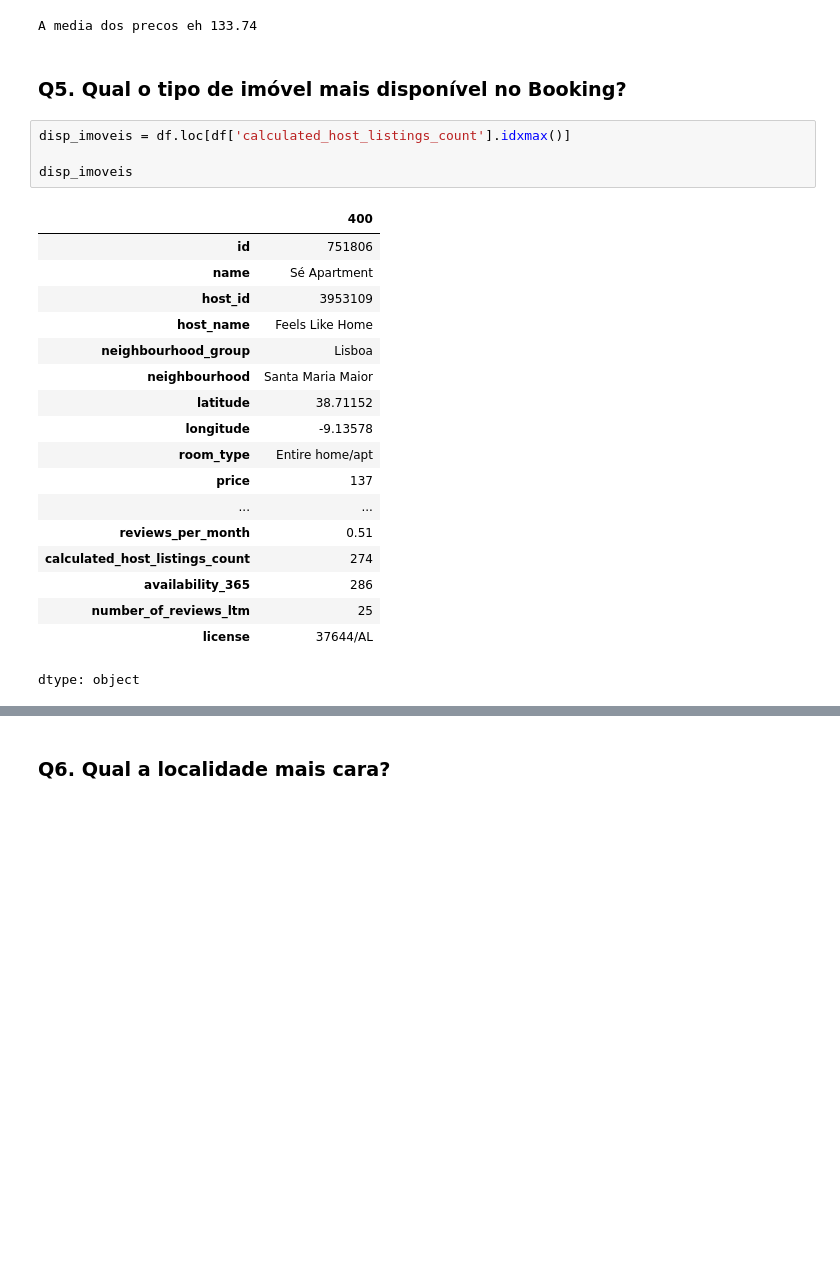
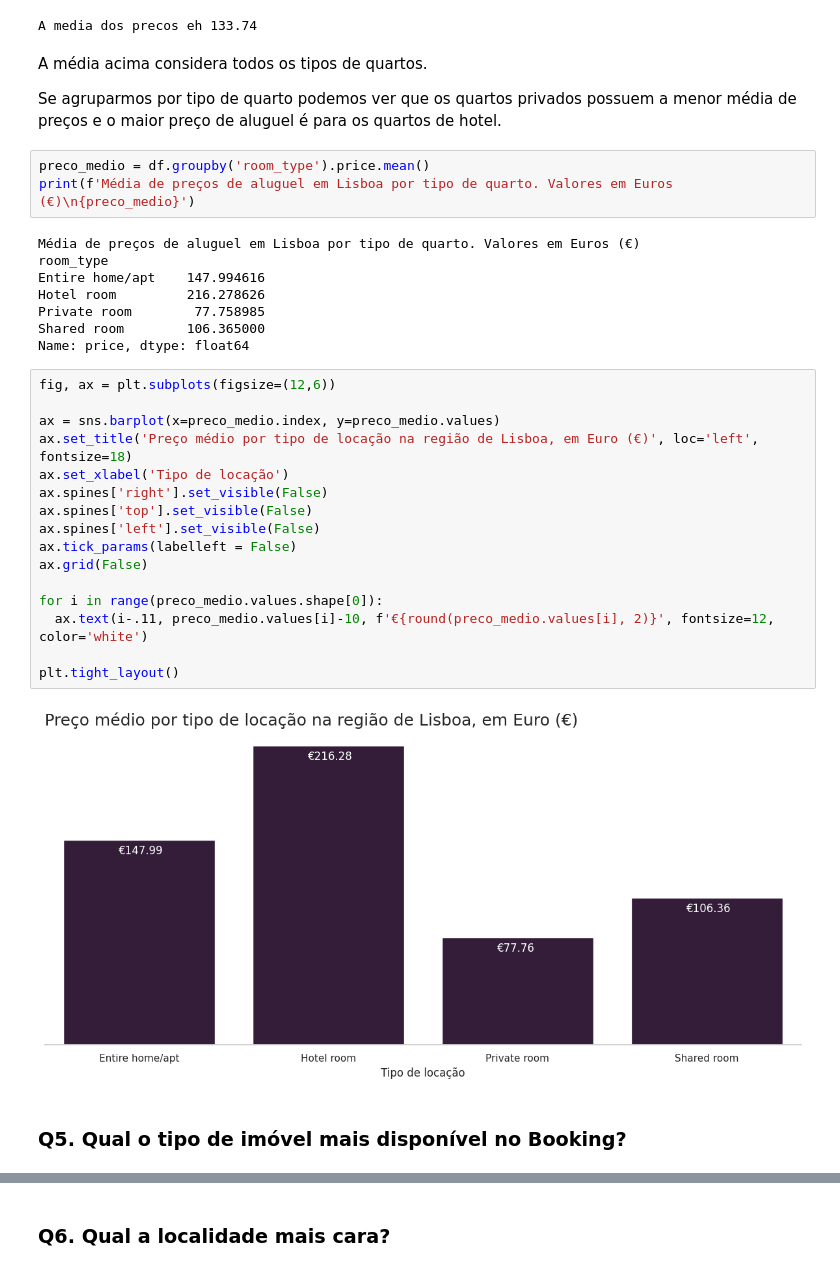
Before and after one commit to AndrielHenrique/data_science_2025, a Jupyter notebook: notebooks/Lab06_Data_Cleaning/Exercicio_Analisando_os_Dados_do_Booking.ipynb, the cells around one changed output, grey strips where cells are left out. Drawn from its saved outputs; the diff is of its cells as text; blank space fills up the shorter version.

```diff
--- a/notebooks/Lab06_Data_Cleaning/Exercicio_Analisando_os_Dados_do_Booking.ipynb
+++ b/notebooks/Lab06_Data_Cleaning/Exercicio_Analisando_os_Dados_do_Booking.ipynb
@@ -142,28 +171,38 @@ media_p = df['price'].mean()
 print(f'A media dos precos eh {media_p:.2f}')
 # %% [output]
 A media dos precos eh 133.74
+# %% [markdown]
+A média acima considera todos os tipos de quartos.
+
+Se agruparmos por tipo de quarto podemos ver que os quartos privados possuem a menor média de preços e o maior preço de aluguel é para os quartos de hotel.
+# %%
+preco_medio = df.groupby('room_type').price.mean()
+print(f'Média de preços de aluguel em Lisboa por tipo de quarto. Valores em Euros (€)\n{preco_medio}')
+# %% [output]
+Média de preços de aluguel em Lisboa por tipo de quarto. Valores em Euros (€)
+room_type
+Entire home/apt    147.994616
+Hotel room         216.278626
+Private room        77.758985
+Shared room        106.365000
+Name: price, dtype: float64
+# %%
+fig, ax = plt.subplots(figsize=(12,6))
+
+ax = sns.barplot(x=preco_medio.index, y=preco_medio.values)
+ax.set_title('Preço médio por tipo de locação na região de Lisboa, em Euro (€)', loc='left', fontsize=18)
+ax.set_xlabel('Tipo de locação')
+ax.spines['right'].set_visible(False)
+ax.spines['top'].set_visible(False)
+ax.spines['left'].set_visible(False)
+ax.tick_params(labelleft = False)
+ax.grid(False)
+
+for i in range(preco_medio.values.shape[0]):
+  ax.text(i-.11, preco_medio.values[i]-10, f'€{round(preco_medio.values[i], 2)}', fontsize=12, color='white')
+
+plt.tight_layout()
+# %% [output]
+[figure, added]
 # %% [markdown]
 ### **Q5. Qual o tipo de imóvel mais disponível no Booking?**
-# %%
-disp_imoveis = df.loc[df['calculated_host_listings_count'].idxmax()]
-
-disp_imoveis
-# %% [output]
-|  | 400 |
-| id | 751806 |
-| name | Sé Apartment |
-| host_id | 3953109 |
-| host_name | Feels Like Home |
-| neighbourhood_group | Lisboa |
-| neighbourhood | Santa Maria Maior |
-| latitude | 38.71152 |
-| longitude | -9.13578 |
-| room_type | Entire home/apt |
-| price | 137 |
-| ... | ... |
-| reviews_per_month | 0.51 |
-| calculated_host_listings_count | 274 |
-| availability_365 | 286 |
-| number_of_reviews_ltm | 25 |
-| license | 37644/AL |
-dtype: object
```
Also changed, not shown: parts of 33 cells of this notebook.
